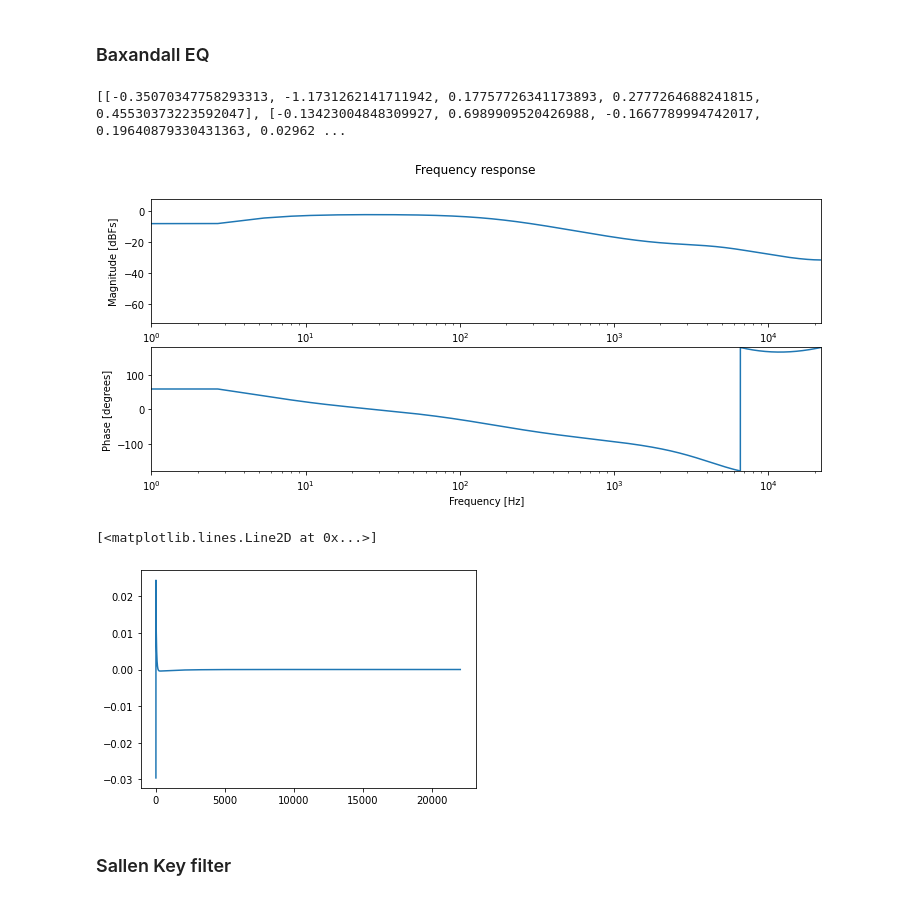
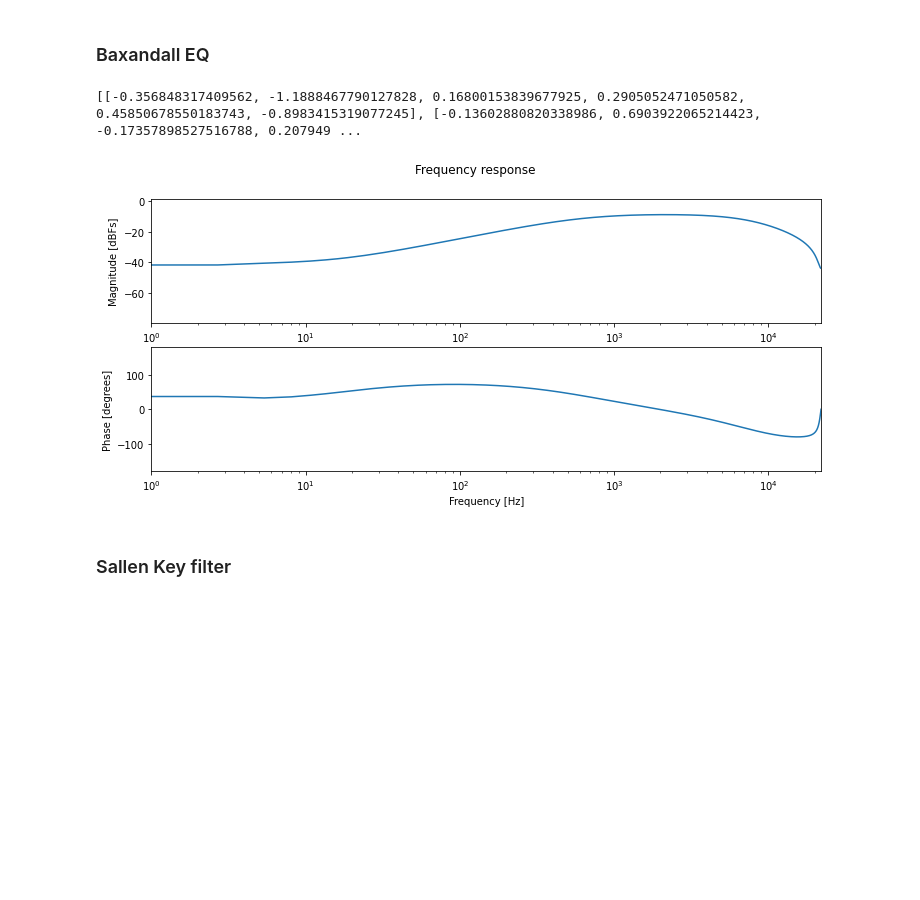
Before and after one commit to gusanthon/diode-clipper-wdf, a Jupyter notebook: juce-based-diode-clipper-wdf-fixed.ipynb, the cells around one changed output. Drawn from its saved outputs; the diff is of its cells as text; code cells hidden in the pictures; blank space fills up the shorter version.

```diff
--- a/juce-based-diode-clipper-wdf-fixed.ipynb
+++ b/juce-based-diode-clipper-wdf-fixed.ipynb
@@ -666,7 +659,7 @@ S1 = series_adaptor(R2, C2)
 P1 = parallel_adaptor(C1, S1)
 S2 = series_adaptor(R1, P1)
 
-Vs = ideal_voltage_source(P1)
+Vs = ideal_voltage_source(S2)
 
 for i in range(len(test_signal)):
   Vs.set_voltage(test_signal[i])
@@ -729,7 +721,7 @@ class R_type_adaptor(baseWDF):
     def __init__(self,ports,impedance_calc,up_port_idx):
         baseWDF.__init__(self)
         self.ports = ports
-        self.n_ports = len(ports)
+        self.n_ports = len(ports) + 1
         self.S_matrix = [[0 for x in range(self.n_ports)] for y in range(self.n_ports)]
         self.impedance_calc = impedance_calc
         self.a_vals = np.zeros(self.n_ports)
@@ -745,23 +737,19 @@ class R_type_adaptor(baseWDF):
         self.a = a
         self.a_vals[self.up_port_idx] = self.a
         self.r_type_scatter()
-        for i in range(self.n_ports):
-            # port_idx = self.get_port_idx(i)
-            self.ports[i].accept_incident_wave(self.b_vals[i])
+        for i in range(len(self.ports)):
+            port_idx = self.get_port_idx(i)
+            self.ports[i].accept_incident_wave(self.b_vals[port_idx])
 
     def propogate_reflected_wave(self):
-        for i in range(self.n_ports):
-            # port_idx = self.get_port_idx(i)
-            self.a_vals[i] = self.ports[i].propogate_reflected_wave()
+        for i in range(len(self.ports)):
+            port_idx = self.get_port_idx(i)
+            self.a_vals[port_idx] = self.ports[i].propogate_reflected_wave()
         self.b = self.b_vals[self.up_port_idx]
         return self.b
 
     def get_port_idx(self,x):
-        # print('x : '+ str(x))
-        # print('up port idx : '+ str(self.up_port_idx))
-        if x <= self.up_port_idx:
-            return x
-        return (x+1)
+        return x if x < self.up_port_idx else x+1
 
     def r_type_scatter(self):
         for i in range(self.n_ports):
@@ -822,7 +810,7 @@ Resc = Resistor(10e3)
 
 # Port D
 Pb_minus = Resistor(Pb * .5)
-Cc = Capacitor(22e-9,fs)
+Cc = Capacitor(220e-9,fs)
 P3 = parallel_adaptor(Pb_minus,Cc)
 Resb = Resistor(1e3)
 S3 = series_adaptor(Resb,P3)
@@ -832,42 +820,39 @@ Pb_plus = Resistor(Pb * .5)
 Cb = Capacitor(22e-9,fs)
 P2 = parallel_adaptor(Pb_plus,Cb)
 Resa = Resistor(10e3)
 S2 = series_adaptor(Resa,P2)
 
-R_adaptor = R_type_adaptor([S4,P1,Resc,S3,S2],baxdandall_eq_impedance_calc,4)
+R_adaptor = R_type_adaptor([S4,P1,Resc,S3,S2],baxdandall_eq_impedance_calc,5)
 
 # Port F
 Ca = Capacitor(1e-6,fs)
 S1 = series_adaptor(R_adaptor,Ca)
 Vin = ideal_voltage_source(S1)
 
 ## PARAMS
-bass_param = .5
-treble_param = .5
+bass_param =  .9999
+treble_param = .9999
 
 Pb_plus.setResistance(Pb * bass_param)
 Pb_minus.setResistance(Pb * (1- bass_param))
 
 Pt_plus.setResistance(Pt * treble_param)
-Pt_plus.setResistance(Pt * (1 - treble_param))
+Pt_minus.setResistance(Pt * (1 - treble_param))
 
 print(R_adaptor.S_matrix)
 
 for i in range(len(test_signal)):
     Vin.set_voltage(test_signal[i])
 
     Vin.accept_incident_wave(S1.propogate_reflected_wave())
     S1.accept_incident_wave(Vin.propogate_reflected_wave())
 
     output[i] = Rl.wave_to_voltage()
 
 plot_freqz(output,fs)
-plt.plot(output)
 # %% [output]
-[[-0.35070347758293313, -1.1731262141711942, 0.17757726341173893, 0.2777264688241815, 0.45530373223592047], [-0.13423004848309927, 0.6989909520426988, -0.1667789994742017, 0.19640879330431363, 0.02962 ...
+[[-0.356848317409562, -1.1888467790127828, 0.16800153839677925, 0.2905052471050582, 0.45850678550183743, -0.8983415319077245], [-0.13602880820338986, 0.6903922065214423, -0.17357898527516788, 0.207949 ...
-[figure, old version]
+[figure, new version]
-[<matplotlib.lines.Line2D at 0x...>]
-[figure, removed]
 # %% [markdown]
 ### Sallen Key filter
 # %%
```
Also changed, not shown: parts of 6 cells of this notebook.
